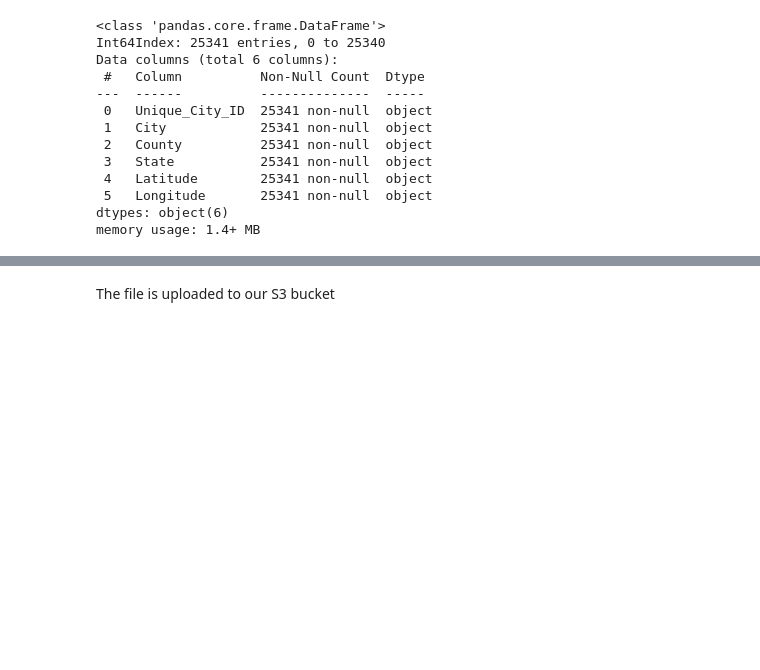
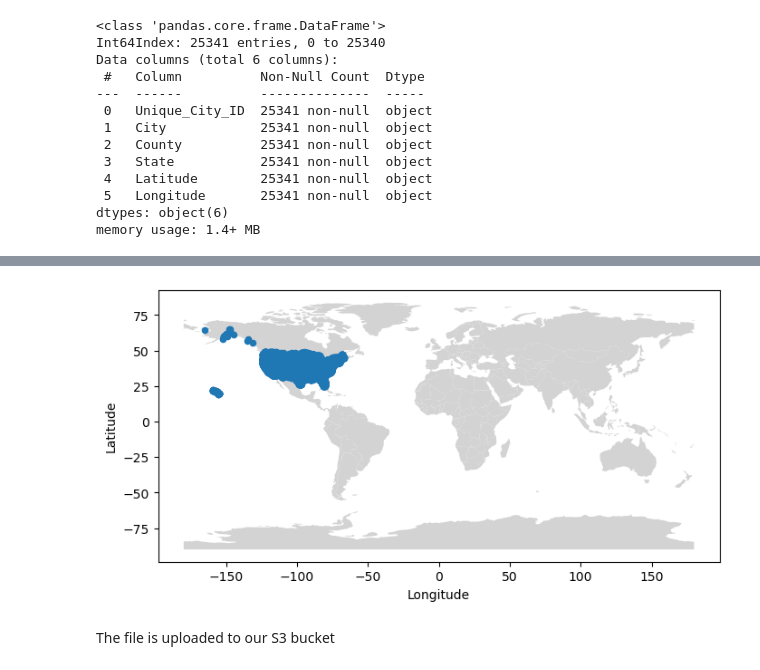
Before and after one commit to julicaro31/GRUPO_07-PF_DS4, a Jupyter notebook: extract_transform/get_coordinates.ipynb, the cells around one changed output, grey strips where cells are left out. Cells and saved outputs as stored; diff of their text form; code cells hidden in the pictures; blank space fills up the shorter version.

```diff
--- a/extract_transform/get_coordinates.ipynb
+++ b/extract_transform/get_coordinates.ipynb
@@ -362,3 +428,17 @@ memory usage: 1.4+ MB
+# %%
+cities_2.at[178,'Longitude'] = -122.72858
+cities_2.at[178,'Latitude'] = 38.83286
+# %%
+fig, ax = plt.subplots(figsize=(8,6))
+
+countries.plot(color="lightgrey",ax=ax)
+
+cities_2.plot(x="Longitude", y="Latitude", kind="scatter",ax=ax)
+plt.xlabel('Longitude')
+plt.ylabel('Latitude')
+plt.show()
+# %% [output]
+[figure, added]
 # %% [markdown]
 The file is uploaded to our S3 bucket
 # %%
```
Also changed, not shown: parts of 13 cells of this notebook, 1 other file.
